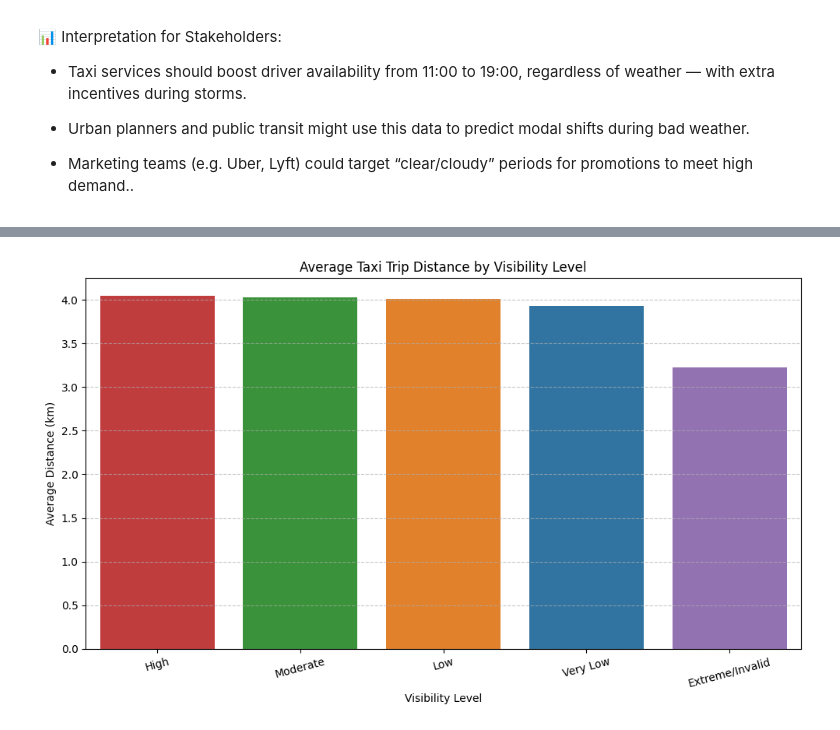
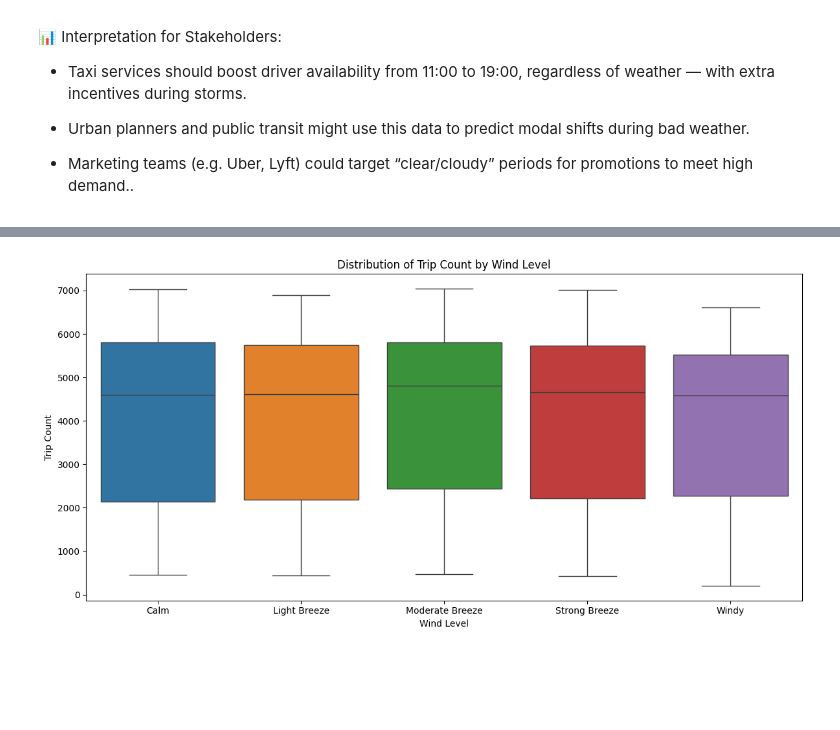
Before and after one commit to minhnguyen051201/DMT_final_project, a Jupyter notebook: question.ipynb, the cells around one changed output, grey strips where cells are left out. Drawn from its saved outputs; the diff is of its cells as text; code cells hidden in the pictures; blank space fills up the shorter version.

```diff
--- a/question.ipynb
+++ b/question.ipynb
@@ -116,6 +116,6 @@ Approach: Bin visibility_km (e.g., <2, 2–5, >5 km) and compute average distanc
 # %%
-q4_columns = ['visibility_km', 'avg_distance']
+q4_columns = ['wind_speed_mps', 'trip_count', 'hour']
 q4_df= df[q4_columns].copy()
 
-q4_df.head()
+q4_df.describe()
 # %% [output]
@@ -129,9 +132,9 @@ q4_df.head()
 import numpy as np
 
 # Define visibility bins and labels
-bins = [0, 1, 5, 9.5, 10.1, np.inf]
-labels = ['Very Low', 'Low', 'Moderate', 'High', 'Extreme/Invalid']
+# Define bin edges and labels
+wind_bins = [ -0.1, 1.0, 1.5, 2.5, 4.0, float('inf') ]
+wind_labels = ['Calm', 'Light Breeze', 'Moderate Breeze', 'Strong Breeze', 'Windy']
 
-# Create new column for visibility category
-q4_df['visibility_level'] = pd.cut(q4_df['visibility_km'], bins=bins, labels=labels, right=True, include_lowest=True)
-q4_df.head()
+# Apply binning
+q4_df['wind_level'] = pd.cut(q4_df['wind_speed_mps'], bins=wind_bins, labels=wind_labels)
@@ -145,21 +141,18 @@ q4_df.head()
 # %%
-q4_df = q4_df.groupby('visibility_level')['avg_distance'].mean().sort_values(ascending=False).reset_index()
+q4_df = q4_df.groupby(['wind_level', 'hour'])['trip_count'].mean().reset_index()
 
 # Set the order for the visibility levels
 order = ['High', 'Moderate', 'Low', 'Very Low', 'Extreme/Invalid']
 
 # Plotting
-plt.figure(figsize=(10, 6))
-sns.barplot(data=q4_df, hue='visibility_level', x='visibility_level', y='avg_distance', order=order)
 
-plt.title('Average Taxi Trip Distance by Visibility Level')
-plt.xlabel('Visibility Level')
-plt.ylabel('Average Distance (km)')
-plt.xticks(rotation=15)
+plt.figure(figsize=(12, 6))
+sns.boxplot(data=q4_df, x='wind_level', y='trip_count', hue='wind_level')
+plt.title('Distribution of Trip Count by Wind Level')
+plt.xlabel('Wind Level')
+plt.ylabel('Trip Count')
 plt.tight_layout()
-plt.grid(axis='y', linestyle='--', alpha=0.7)
-
 plt.show()
 # %% [output]
-[figure, old version]
+[figure, new version]
 # %% [markdown]
```
Also changed, not shown: parts of 4 cells of this notebook.
